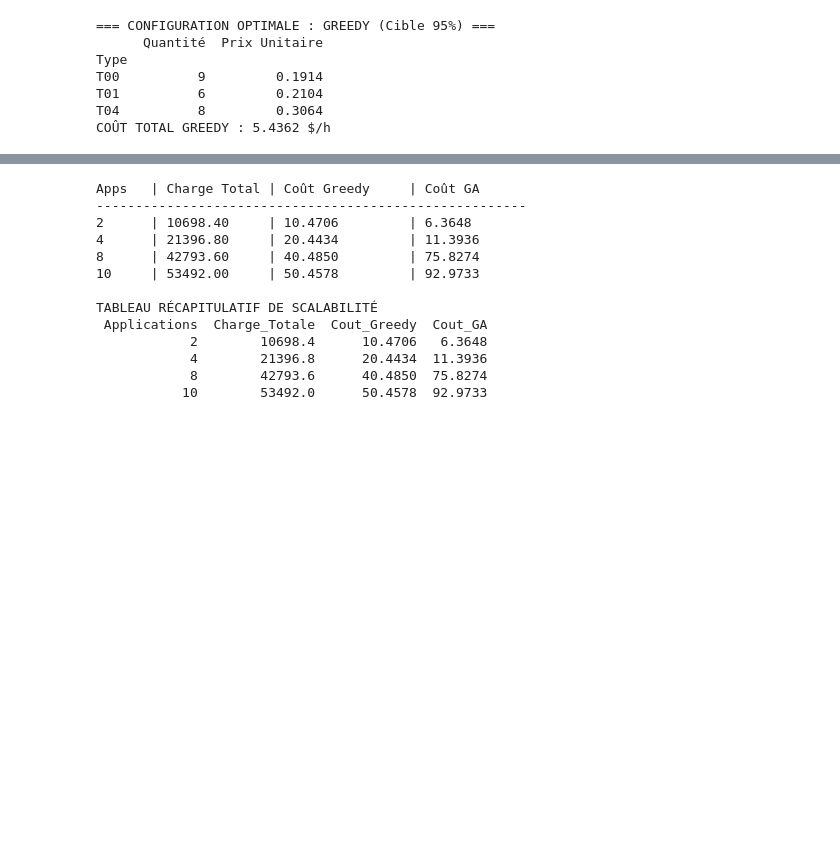
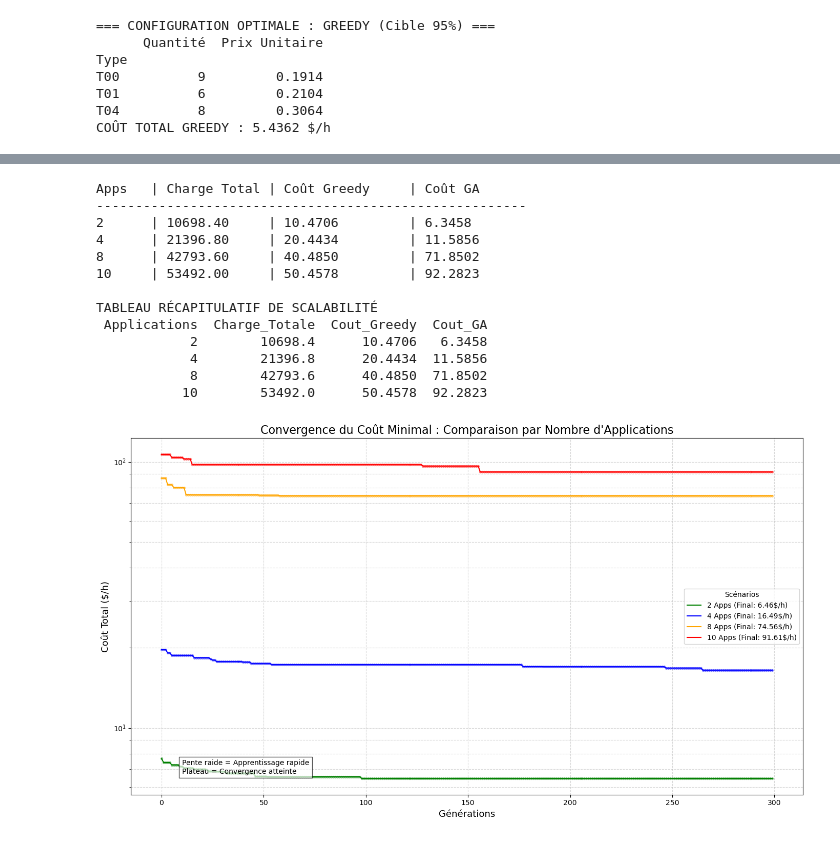
Before and after one commit to Gabafle/AlgoIaProjet, a Jupyter notebook: Rendus_Projet_Algo_IA.ipynb, the cells around one changed output, grey strips where cells are left out. Saved outputs shown, nothing was run; the diff lists cells and outputs as text; code cells hidden in the pictures; blank space fills up the shorter version.

```diff
--- a/Rendus_Projet_Algo_IA.ipynb
+++ b/Rendus_Projet_Algo_IA.ipynb
@@ -742,7 +751,7 @@ lambda_c = 5349.20
 
 # Génération de la liste des répliques pour Lambda_C
 replicas_target = []
-for name, specs in services_specs.items():
+for name, specs in services_config.items():
     nb_ri = math.ceil(lambda_c / specs["mu"])
     for _ in range(nb_ri):
         replicas_target.append({
@@ -829,7 +840,7 @@ for n in n_apps_list:
 
     # Génération des répliques
     reps_scaled = []
-    for name, specs in services_specs.items():
+    for name, specs in services_config.items():
         nb_ri = math.ceil(current_lambda / specs["mu"])
         for _ in range(nb_ri):
             reps_scaled.append({"name": name, "cpu": specs["cpu"], "ram": specs["ram"]})
@@ -861,14 +872,59 @@ print(df_scalability.to_string(index=False))
 # %% [output]
 Apps   | Charge Total | Coût Greedy     | Coût GA
 -------------------------------------------------------
-2      | 10698.40     | 10.4706         | 6.3648
-4      | 21396.80     | 20.4434         | 11.3936
-8      | 42793.60     | 40.4850         | 75.8274
-10     | 53492.00     | 50.4578         | 92.9733
+2      | 10698.40     | 10.4706         | 6.3458
+4      | 21396.80     | 20.4434         | 11.5856
+8      | 42793.60     | 40.4850         | 71.8502
+10     | 53492.00     | 50.4578         | 92.2823
 
 TABLEAU RÉCAPITULATIF DE SCALABILITÉ
  Applications  Charge_Totale  Cout_Greedy  Cout_GA
-            2        10698.4      10.4706   6.3648
-            4        21396.8      20.4434  11.3936
-            8        42793.6      40.4850  75.8274
-           10        53492.0      50.4578  92.9733
+            2        10698.4      10.4706   6.3458
+            4        21396.8      20.4434  11.5856
+            8        42793.6      40.4850  71.8502
+           10        53492.0      50.4578  92.2823
+# %%
+import matplotlib.pyplot as plt
+import math
+
+n_apps_list = [2, 4, 8, 10]
+colors = {2: 'green', 4: 'blue', 8: 'orange', 10: 'red'}
+plt.figure(figsize=(14, 8))
+
+for n in n_apps_list:
+    lambda_c_n = 5349.20 * n
+    reps_n = []
+    for name, specs in services_config.items():
+        nb_ri = math.ceil(lambda_c_n / specs["mu"])
+        for _ in range(nb_ri):
+            reps_n.append({"name": name, "cpu": specs["cpu"], "ram": specs["ram"]})
+
+    # Exécution de l'IA
+    ga = GeneticOptimizer(reps_n, vm_catalogue, pop_size=30, gens=300)
+    ga.run()
+
+    generations = range(len(ga.history))
+    label_name = f"{n} Apps (Final: {ga.history[-1]:.2f}$/h)"
+
+    plt.scatter(generations, ga.history, color=colors[n], s=8, alpha=0.4)
+    # Tracer la ligne de tendance
+    plt.plot(generations, ga.history, color=colors[n], label=label_name, lw=1.5)
+
+
+plt.title("Convergence du Coût Minimal : Comparaison par Nombre d'Applications", fontsize=16)
+plt.xlabel("Générations", fontsize=13)
+plt.ylabel("Coût Total ($/h)", fontsize=13)
+
+
+plt.yscale('log')
+
+plt.grid(True, which='both', linestyle='--', alpha=0.5)
+plt.legend(title="Scénarios", loc='best')
+
+plt.text(10, plt.ylim()[0]*1.2, "Pente raide = Apprentissage rapide\nPlateau = Convergence atteinte",
+         bbox=dict(facecolor='white', alpha=0.7))
+
+plt.tight_layout()
+plt.show()
+# %% [output]
+[figure, added]
```
Also changed, not shown: parts of 10 cells of this notebook.
